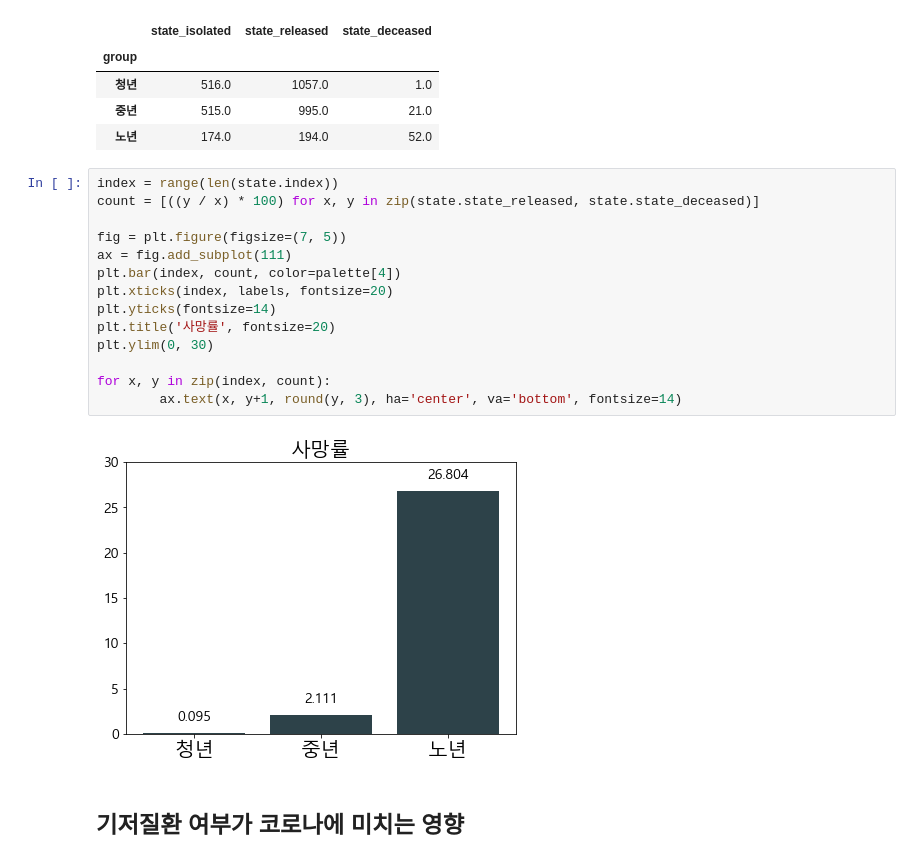
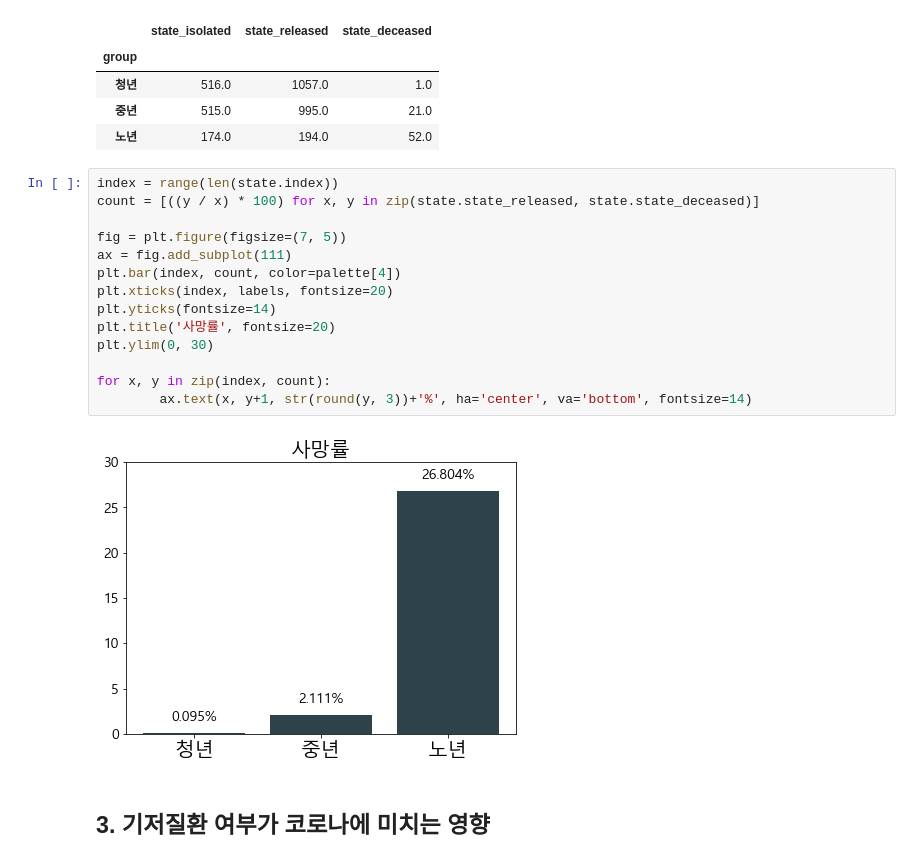
Before and after one commit to inuinseoul/2020teammate, a Jupyter notebook: 데이터 시각화 프로젝트/김주영/covid19vs_jy.ipynb, the cells around one changed output. Saved outputs shown, nothing was run; the diff lists cells and outputs as text.

```diff
--- a/데이터 시각화 프로젝트/김주영/covid19vs_jy.ipynb
+++ b/데이터 시각화 프로젝트/김주영/covid19vs_jy.ipynb
@@ -140,18 +136,18 @@ state 칼럼 결측치 확인: (3525, 18) / (3525,)
 # %%
 index = range(len(state.index))
 count = [((y / x) * 100) for x, y in zip(state.state_released, state.state_deceased)]
 
 fig = plt.figure(figsize=(7, 5))
 ax = fig.add_subplot(111)
 plt.bar(index, count, color=palette[4])
 plt.xticks(index, labels, fontsize=20)
 plt.yticks(fontsize=14)
 plt.title('사망률', fontsize=20)
 plt.ylim(0, 30)
 
 for x, y in zip(index, count):
-        ax.text(x, y+1, round(y, 3), ha='center', va='bottom', fontsize=14)
+        ax.text(x, y+1, str(round(y, 3))+'%', ha='center', va='bottom', fontsize=14)
 # %% [output]
-[figure, old version]
+[figure, new version]
 # %% [markdown]
-## 기저질환 여부가 코로나에 미치는 영향
+## 3. 기저질환 여부가 코로나에 미치는 영향
```
Also changed, not shown: parts of 29 cells of this notebook.
